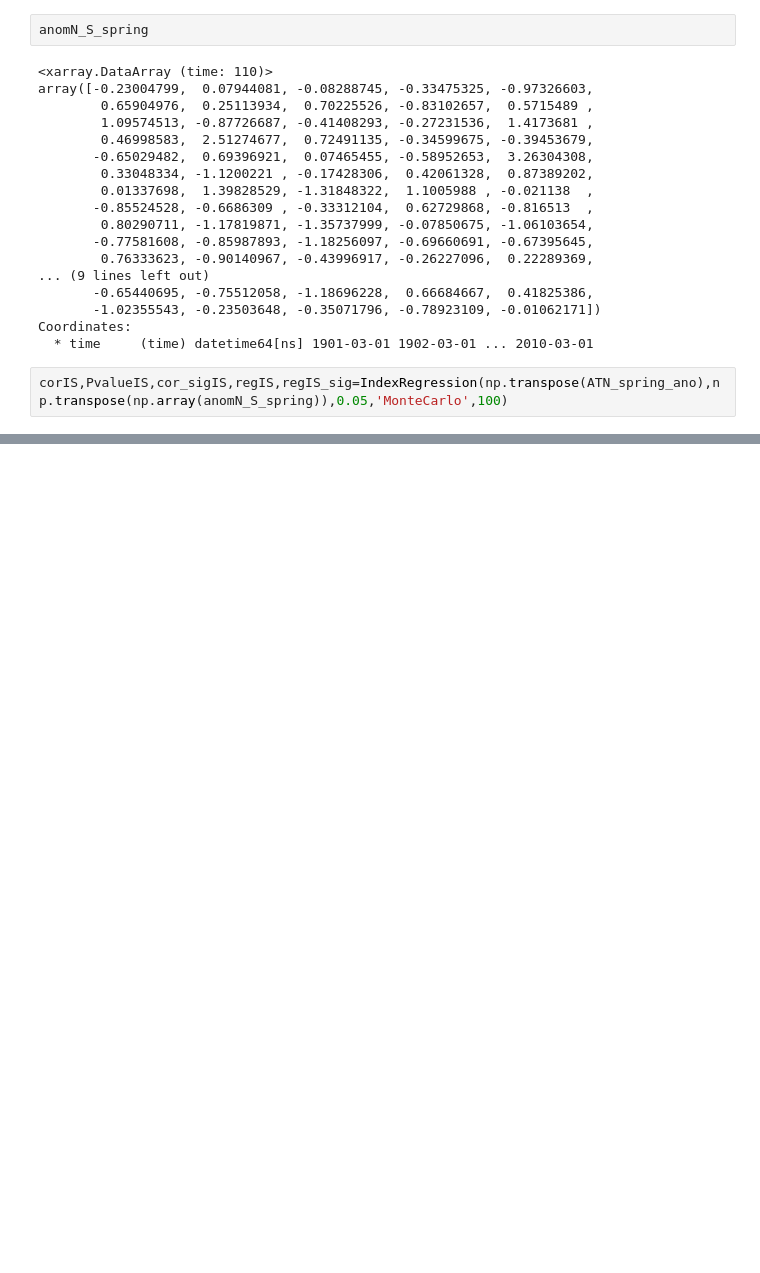
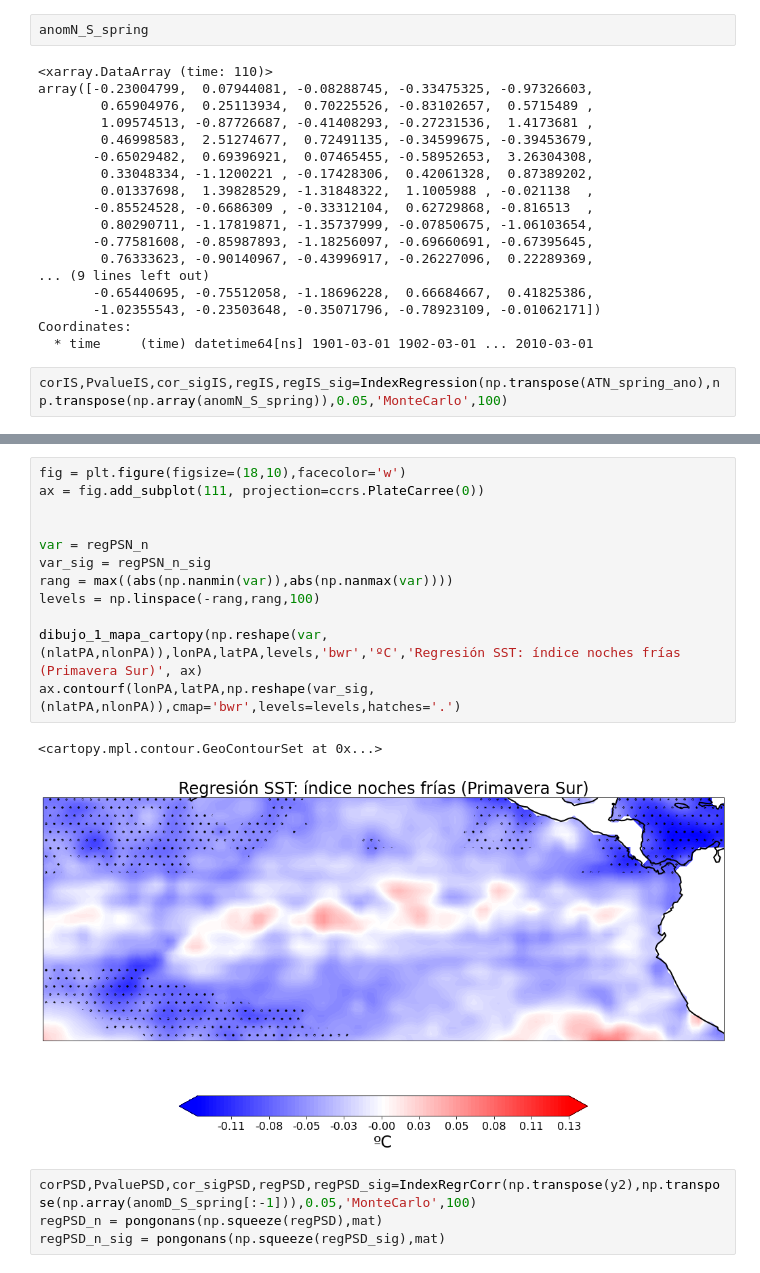
Before and after one commit to nagoremeabe/practica_3, a Jupyter notebook: Practica3_Diego_Parte2.ipynb, the cells around one changed output, grey strips where cells are left out. Drawn from its saved outputs; the diff is of its cells as text; blank space fills up the shorter version.

```diff
--- a/Practica3_Diego_Parte2.ipynb
+++ b/Practica3_Diego_Parte2.ipynb
@@ -1003,0 +1029,19 @@ ax.contourf(lonAN,latAN,np.reshape(var_sig,(nlat,nlon)),cmap='bwr',levels=levels
+# %%
+fig = plt.figure(figsize=(18,10),facecolor='w')
+ax = fig.add_subplot(111, projection=ccrs.PlateCarree(0))
+
+
+var = regPSN_n
+var_sig = regPSN_n_sig
+rang = max((abs(np.nanmin(var)),abs(np.nanmax(var))))
+levels = np.linspace(-rang,rang,100)
+
+dibujo_1_mapa_cartopy(np.reshape(var,(nlatPA,nlonPA)),lonPA,latPA,levels,'bwr','ºC','Regresión SST: índice noches frías (Primavera Sur)', ax)
+ax.contourf(lonPA,latPA,np.reshape(var_sig,(nlatPA,nlonPA)),cmap='bwr',levels=levels,hatches='.')
+# %% [output]
+<cartopy.mpl.contour.GeoContourSet at 0x...>
+[figure, added]
+# %%
+corPSD,PvaluePSD,cor_sigPSD,regPSD,regPSD_sig=IndexRegrCorr(np.transpose(y2),np.transpose(np.array(anomD_S_spring[:-1])),0.05,'MonteCarlo',100)
+regPSD_n = pongonans(np.squeeze(regPSD),mat)
+regPSD_n_sig = pongonans(np.squeeze(regPSD_sig),mat)
```
Also changed, not shown: parts of 20 cells of this notebook.
